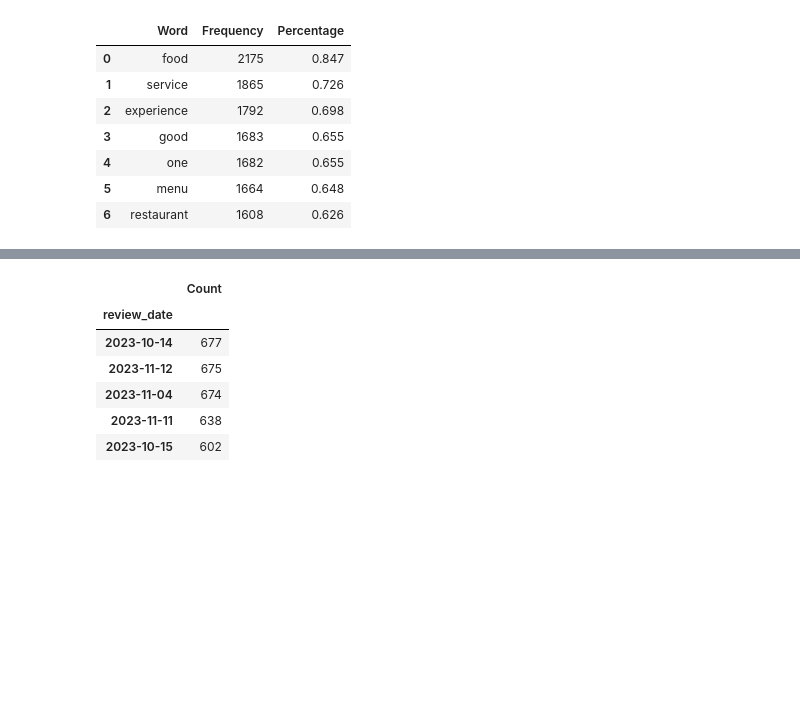
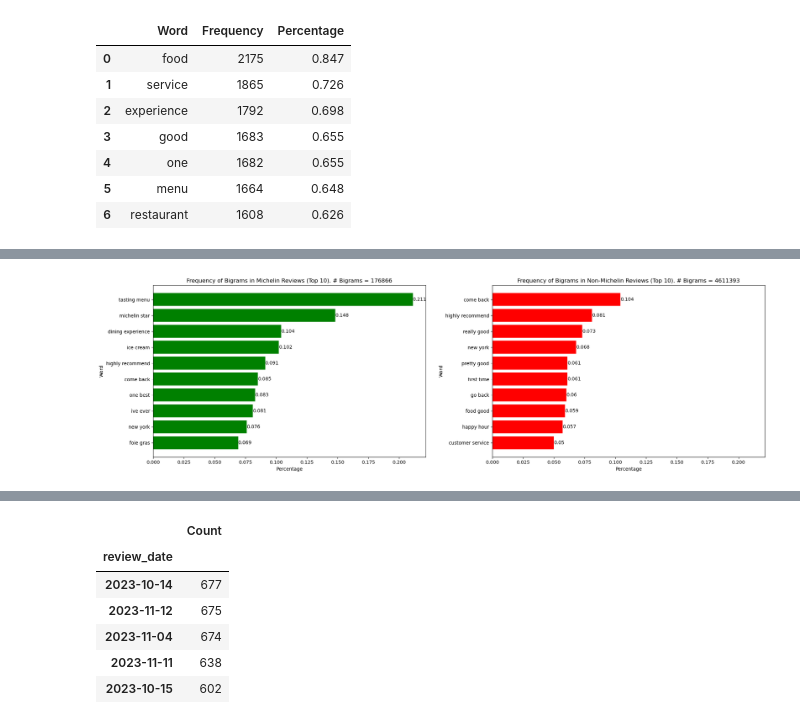
Before and after one commit to mabdullah-nyu/DSGA-1007-Project, a Jupyter notebook: analysis.ipynb, the cells around one changed output, grey strips where cells are left out. Cells and saved outputs as stored; diff of their text form; code cells hidden in the pictures; blank space fills up the shorter version.

```diff
--- a/analysis.ipynb
+++ b/analysis.ipynb
@@ -1180,19 +1083,0 @@ ngram_df
-# %%
-# Now give me a visual of this
-# Show bar chart
-fig, ax = plt.subplots(figsize=(15,5))
-
-y = ngram_df['Ngram']
-x = ngram_df['Frequency']
-percentage = ngram_df['Percentage']
-
-# Generate bar chart
-hbars = ax.barh(y, x, align='center', label=percentage)
-
-# Customize the labels
-ax.set_yticks(y)
-ax.invert_yaxis() # Invert to show top first
-ax.bar_label(hbars, labels=[x for x in percentage])
-ax.set_xlabel('Frequency')
-ax.set_ylabel('N-gram')
-ax.set_title('Frequency of N-grams in All Reviews (Top 10). # N-grams = ' + str(len(n_grams)))
@@ -1201,0 +1185,33 @@ Text(0.5, 1.0, 'Frequency of N-grams in All Reviews (Top 10). # N-grams = 168491
+# %%
+# Return bar chart visuals
+# Show bar chart (1 by 1x2)
+fig, axes = plt.subplots(1, 2, figsize=(10, 6), sharex=True)
+
+# Get the x, y axes
+y_t = ngram_df_truth['Ngram']
+percentage_t = ngram_df_truth['Percentage']
+
+y_f = ngram_df_false['Ngram']
+percentage_f = ngram_df_false['Percentage']
+
+# Generate bar chart
+hbars_t = axes[0].barh(y_t, percentage_t, align='center', color='green', label=percentage_t)
+hbars_f = axes[1].barh(y_f, percentage_f, align='center', color='red', label=percentage_f)
+
+axes[0].set_yticks(y_t)
+axes[0].invert_yaxis() # Invert to show top first
+axes[0].bar_label(hbars_t, labels=[x for x in percentage_t])
+axes[0].set_xlabel('Percentage')
+axes[0].set_ylabel('Word')
+axes[0].set_title('Frequency of Bigrams in Michelin Reviews (Top 10). # Bigrams = ' + str(len(freq_dist_truth)))
+
+axes[1].set_yticks(y_f)
+axes[1].invert_yaxis() # Invert to show top first
+axes[1].bar_label(hbars_f, labels=[x for x in percentage_f])
+axes[1].set_xlabel('Percentage')
+axes[1].set_ylabel('Word')
+axes[1].set_title('Frequency of Bigrams in Non-Michelin Reviews (Top 10). # Bigrams = ' + str(len(freq_dist_false)))
+
+fig.tight_layout(rect=[0, 0, 2, 1]) # Adjust padding
+# %% [output]
+[figure, added]
```
Also changed, not shown: parts of 26 cells of this notebook.
